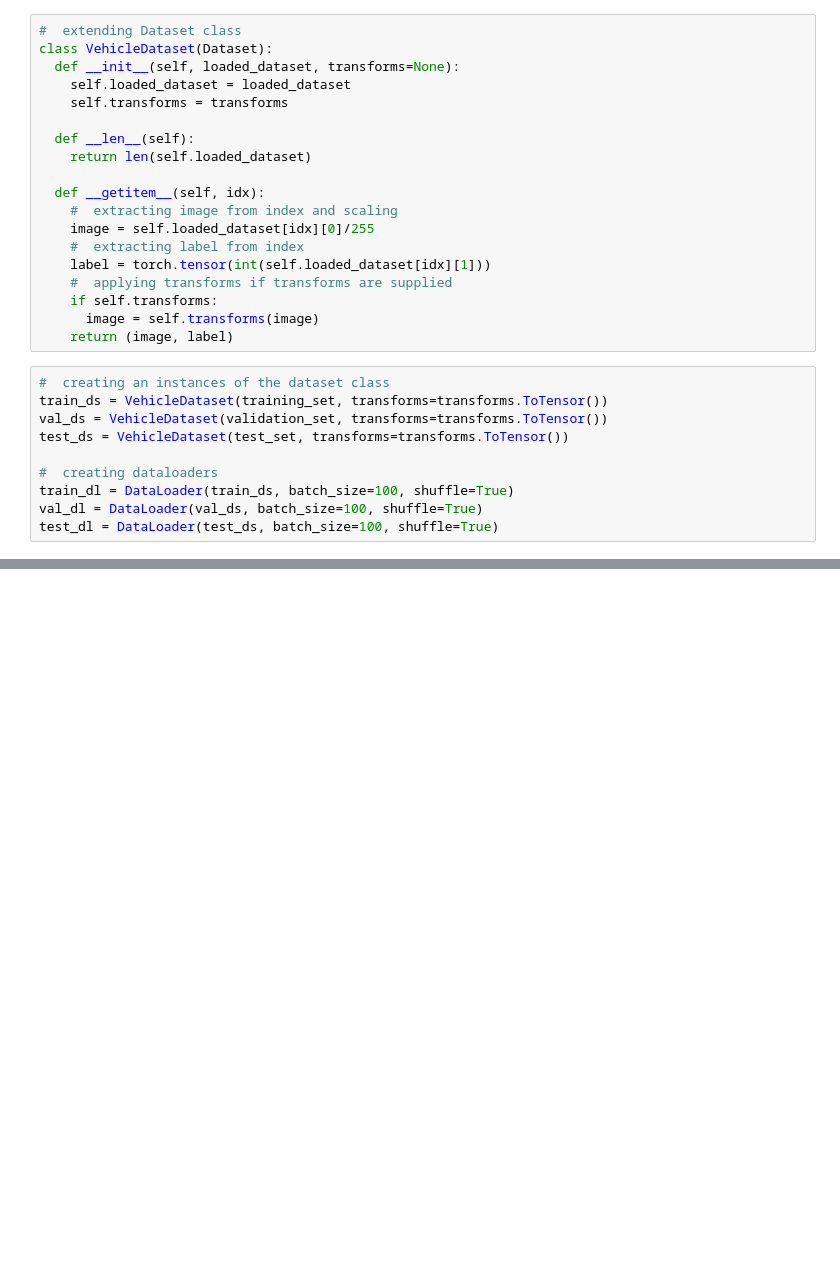
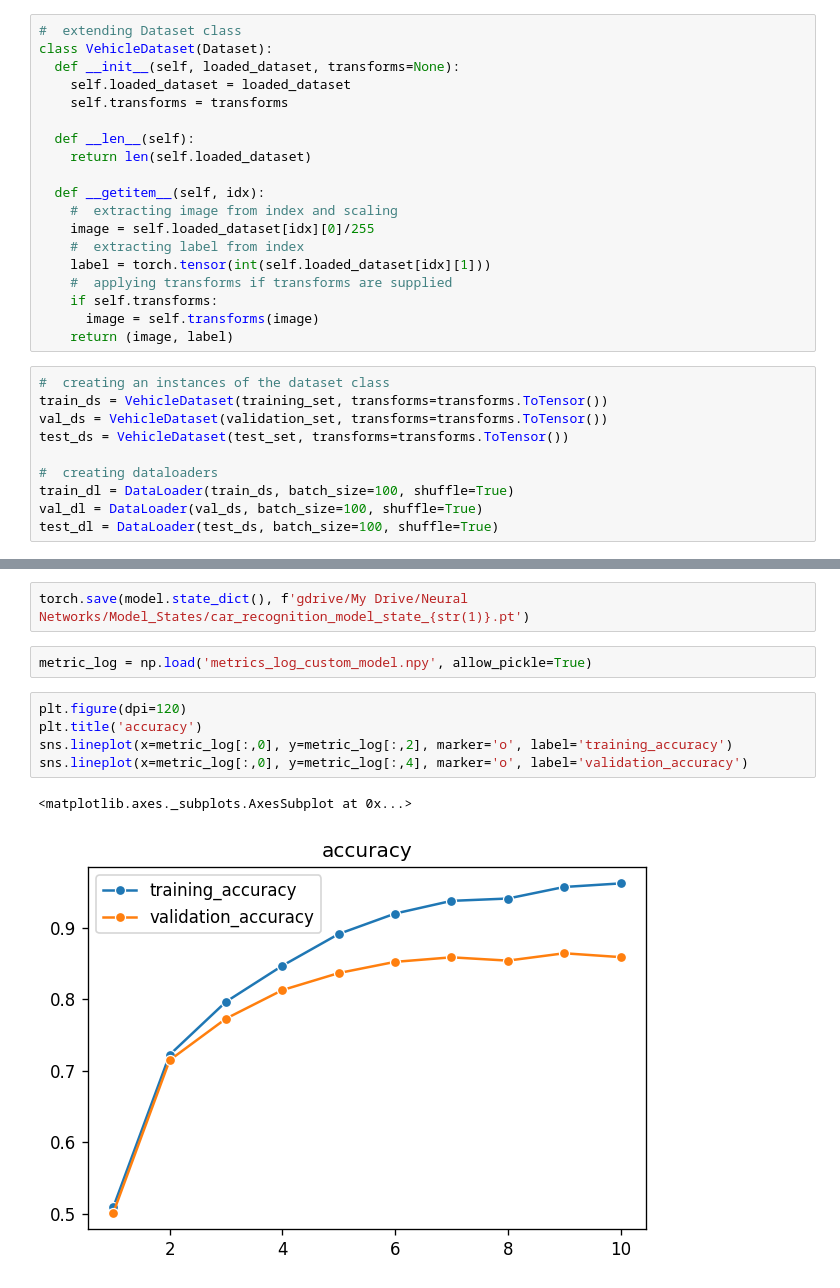
Before and after one commit to Oreolorun/Image-Recognition, a Jupyter notebook: CarTypeImageRegcognition.ipynb, the cells around one changed output, grey strips where cells are left out. Drawn from its saved outputs; the diff is of its cells as text; blank space fills up the shorter version.

Commit message:
built custom architecture and trained model

```diff
--- a/CarTypeImageRegcognition.ipynb
+++ b/CarTypeImageRegcognition.ipynb
@@ -160,0 +271,12 @@ test_dl = DataLoader(test_ds, batch_size=100, shuffle=True)
+# %%
+torch.save(model.state_dict(), f'gdrive/My Drive/Neural Networks/Model_States/car_recognition_model_state_{str(1)}.pt')
+# %%
+metric_log = np.load('metrics_log_custom_model.npy', allow_pickle=True)
+# %%
+plt.figure(dpi=120)
+plt.title('accuracy')
+sns.lineplot(x=metric_log[:,0], y=metric_log[:,2], marker='o', label='training_accuracy')
+sns.lineplot(x=metric_log[:,0], y=metric_log[:,4], marker='o', label='validation_accuracy')
+# %% [output]
+<matplotlib.axes._subplots.AxesSubplot at 0x...>
+[figure, added]
```
Also changed, not shown: parts of 13 cells of this notebook.
